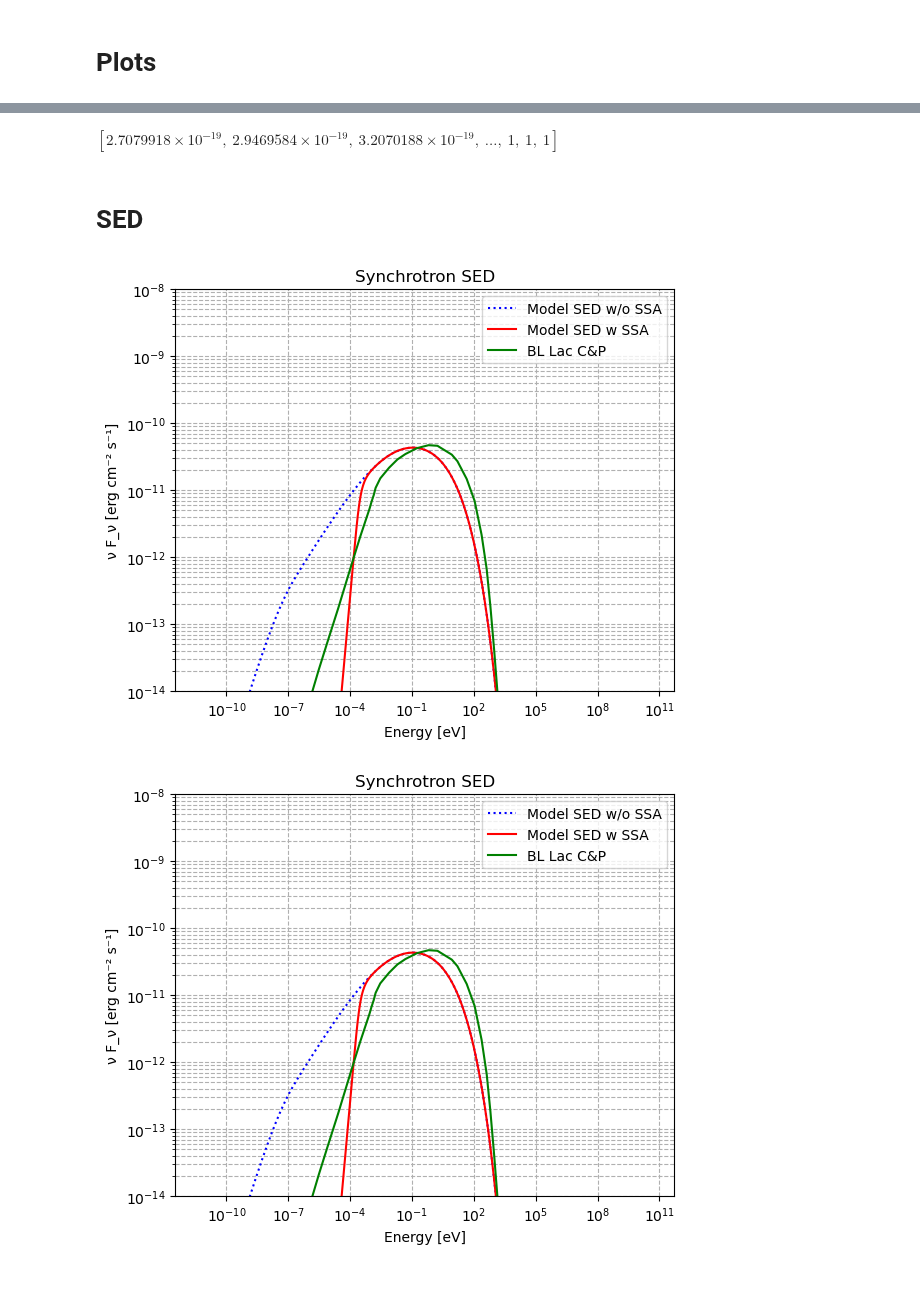
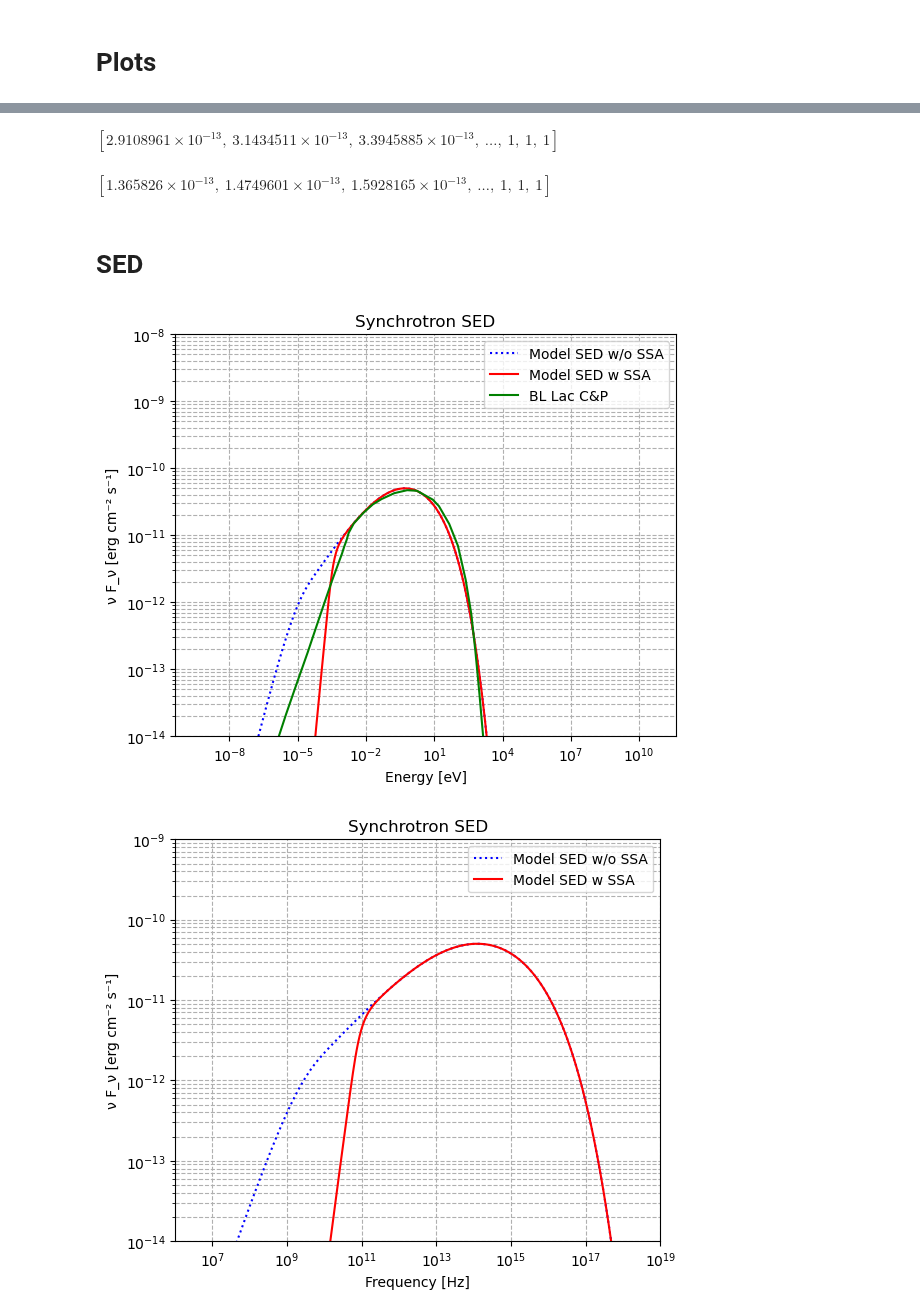
Before and after one commit to cosimoNigro/agnpy, a Jupyter notebook: electron_evolution.ipynb, the cells around one changed output, grey strips where cells are left out. Saved outputs shown, nothing was run; the diff lists cells and outputs as text; code cells hidden in the pictures; blank space fills up the shorter version.

```diff
--- a/electron_evolution.ipynb
+++ b/electron_evolution.ipynb
@@ -22,15 +31,15 @@ B_o =  (3.63 * 1e-5 * u.T).to(u.G)
 u_B = ((B_to_cgs(B_o)**2)/(8*np.pi)).to('erg cm-3')
 R_o = 7.32 * 1e15 * u.cm
 W_j = 7.63 * 1e36* u.W
-L = (100 * u.pc)
+L = (330 * u.pc)
 theta_open = 9.7 * u.deg
 Gamma = 12
 theta_s = 2 * u.deg
 A_equi = 1.0
 # Electron Distribution imposed by Potter and Cotter
 p = 2
-gamma_minimum = (5.11 * 1e6 * u.eV / mec2.to("eV")).value
+gamma_minimum = 1*(5.11 * 1e6 * u.eV / mec2.to("eV")).value
 gamma_c = (5.6 * 1e9 * u.eV / mec2.to("eV")).value
-n_e = ExpCutoffPowerLaw(k = 1 , mass=m_e, p=p, gamma_min = 0.1*gamma_minimum, gamma_max= 100*gamma_c, gamma_c= gamma_c )
+n_e = ExpCutoffPowerLaw(k = 1 , mass=m_e, p=p, gamma_min = gamma_minimum, gamma_max= 100*gamma_c, gamma_c= gamma_c )
 # %%
-jet = Cone.from_jet_power(W_j = W_j , B_o = B_o , L = L, n_e = n_e, theta = theta_open, Gamma=Gamma,x_size=100,gamma_e_size=1000, z =z,delta_D=20.39)
+jet = Cone.from_jet_power(W_j = W_j , B_o = B_o, L = L, n_e = n_e, theta = theta_open, Gamma=Gamma,x_size=100,gamma_e_size=1000, z =z,delta_D=20.39,electron_escape = True, escape_coefficient =3)
@@ -130,4 +137,4 @@ for i, N_e_x in enumerate(jet.N_e_xg[::5]):
 # %%
-nu_obs = np.logspace(3, 25, 1000) * u.Hz
+nu_obs = np.logspace(5, 25, 1000) * u.Hz
 syn= Synchrotron(jet)
 flux = syn.flux_obs(nu_obs)
@@ -134,4 +144,8 @@ flux = syn.flux_obs(nu_obs)
 # %%
 syn.evaluate_attenuation()
 # %% [output]
-$[2.7079918 \times 10^{-19},~2.9469584 \times 10^{-19},~3.2070188 \times 10^{-19},~\dots,~1,~1,~1] \; \mathrm{}$
+$[2.9108961 \times 10^{-13},~3.1434511 \times 10^{-13},~3.3945885 \times 10^{-13},~\dots,~1,~1,~1] \; \mathrm{}$
+# %%
+syn_two.evaluate_attenuation()
+# %% [output]
+$[1.365826 \times 10^{-13},~1.4749601 \times 10^{-13},~1.5928165 \times 10^{-13},~\dots,~1,~1,~1] \; \mathrm{}$
@@ -151,7 +168,6 @@ plt.loglog((nu_obs).to(u.eV, equivalencies=u.spectral()), sed_ssa, color='red',
 #plt.loglog((nu_obs).to(u.eV, equivalencies=u.spectral()), sed_blob, color='black', linestyle='dotted', label='Model SED w Blob')
 # Overlay updated data points
 plt.loglog(x_sorted, y_sorted, linestyle='solid', color='green',label='BL Lac C&P')
-
 plt.xlabel("Energy [eV]")
 plt.ylabel("ν F_ν [erg cm⁻² s⁻¹]")
 plt.title("Synchrotron SED")
@@ -162,24 +178,20 @@ plt.legend()
 plt.tight_layout()
 plt.show()
 # %% [output]
-[figure, old version]
+[figure, new version]
 # %%
 # Plot SED
 plt.figure(figsize=(6,5))
-plt.loglog((nu_obs).to(u.eV, equivalencies=u.spectral()), sed_nossa, color='blue', linestyle='dotted', label='Model SED w/o SSA')
-plt.loglog((nu_obs).to(u.eV, equivalencies=u.spectral()), sed_ssa, color='red', linestyle='solid', label='Model SED w SSA')
-#plt.loglog((nu_obs).to(u.eV, equivalencies=u.spectral()), sed_blob, color='black', linestyle='dotted', label='Model SED w Blob')
-# Overlay updated data points
-plt.loglog(x_sorted, y_sorted, linestyle='solid', color='green',label='BL Lac C&P')
-
-plt.xlabel("Energy [eV]")
+plt.loglog((nu_obs), sed_nossa, color='blue', linestyle='dotted', label='Model SED w/o SSA')
+plt.loglog((nu_obs), sed_ssa, color='red', linestyle='solid', label='Model SED w SSA')
+plt.xlabel("Frequency [Hz]")
 plt.ylabel("ν F_ν [erg cm⁻² s⁻¹]")
 plt.title("Synchrotron SED")
 plt.grid(True, which='both', ls='--')
-plt.ylim(1e-14, 1e-8)
-#plt.xlim(1e-8,1e6)
+plt.ylim(1e-14, 1e-9)
+plt.xlim(1e6,1e19)
 plt.legend()
 plt.tight_layout()
 plt.show()
 # %% [output]
-[figure, old version]
+[figure, new version]
```
Also changed, not shown: parts of 32 cells of this notebook, 40 other files.
